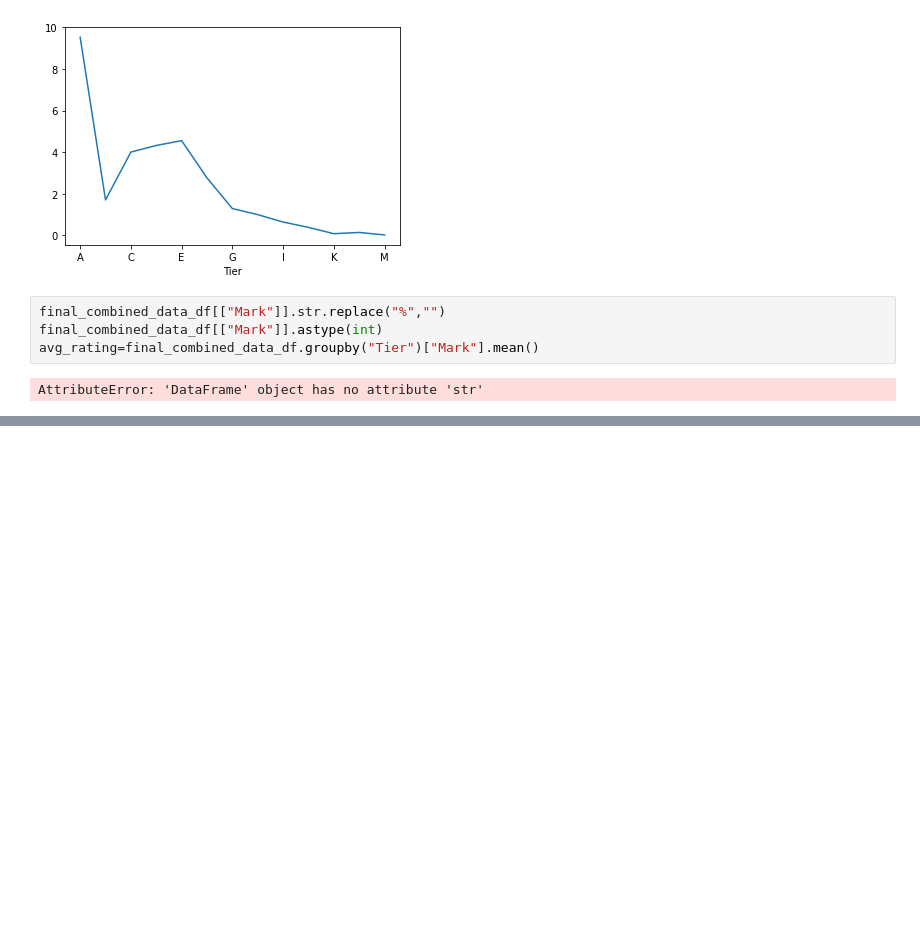
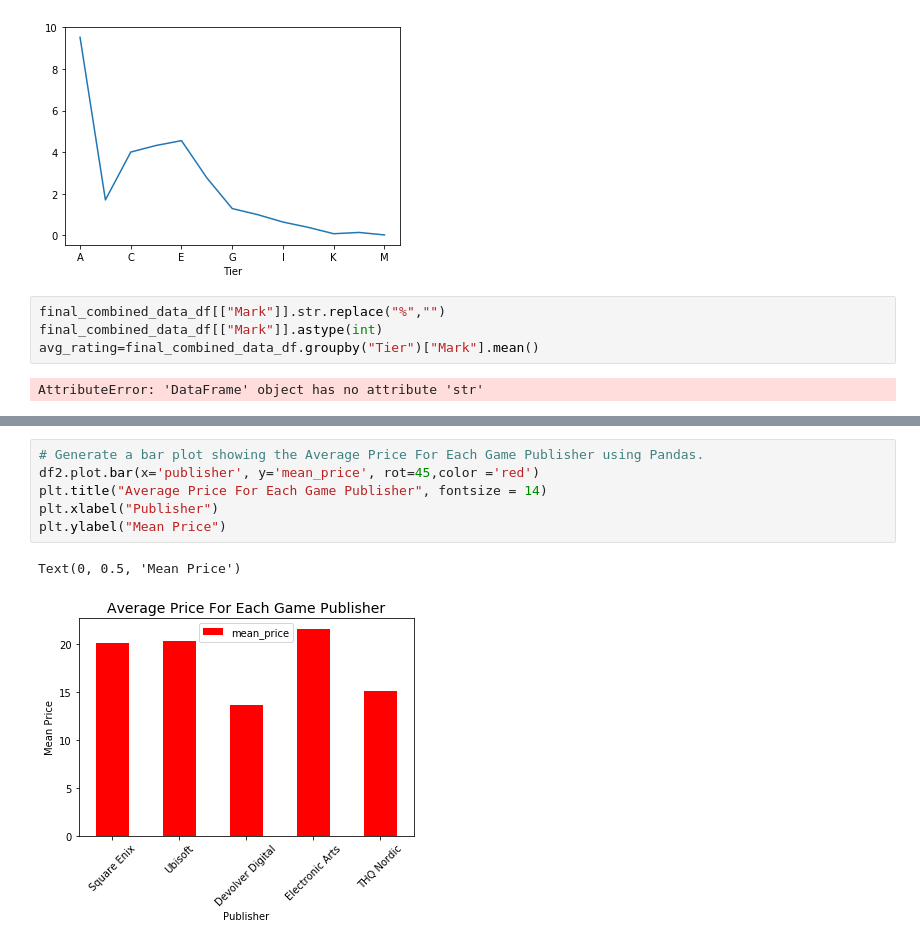
Before and after one commit to HBodden/project1, a Jupyter notebook: SEAMS.ipynb, the cells around one changed output, grey strips where cells are left out. Drawn from its saved outputs; the diff is of its cells as text; blank space fills up the shorter version.

```diff
--- a/SEAMS.ipynb
+++ b/SEAMS.ipynb
@@ -359,0 +514,9 @@ AttributeError: 'DataFrame' object has no attribute 'str'
+# %%
+# Generate a bar plot showing the Average Price For Each Game Publisher using Pandas.
+df2.plot.bar(x='publisher', y='mean_price', rot=45,color ='red')
+plt.title("Average Price For Each Game Publisher", fontsize = 14)
+plt.xlabel("Publisher")
+plt.ylabel("Mean Price")
+# %% [output]
+Text(0, 0.5, 'Mean Price')
+[figure, added]
```
Also changed, not shown: parts of 12 cells of this notebook.
